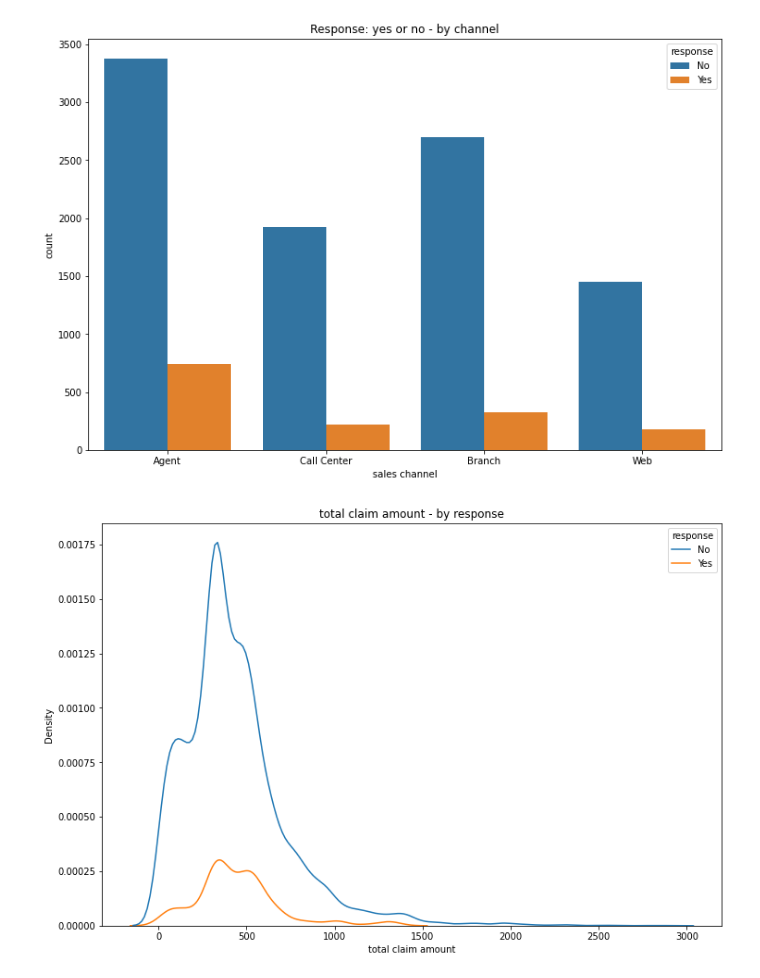
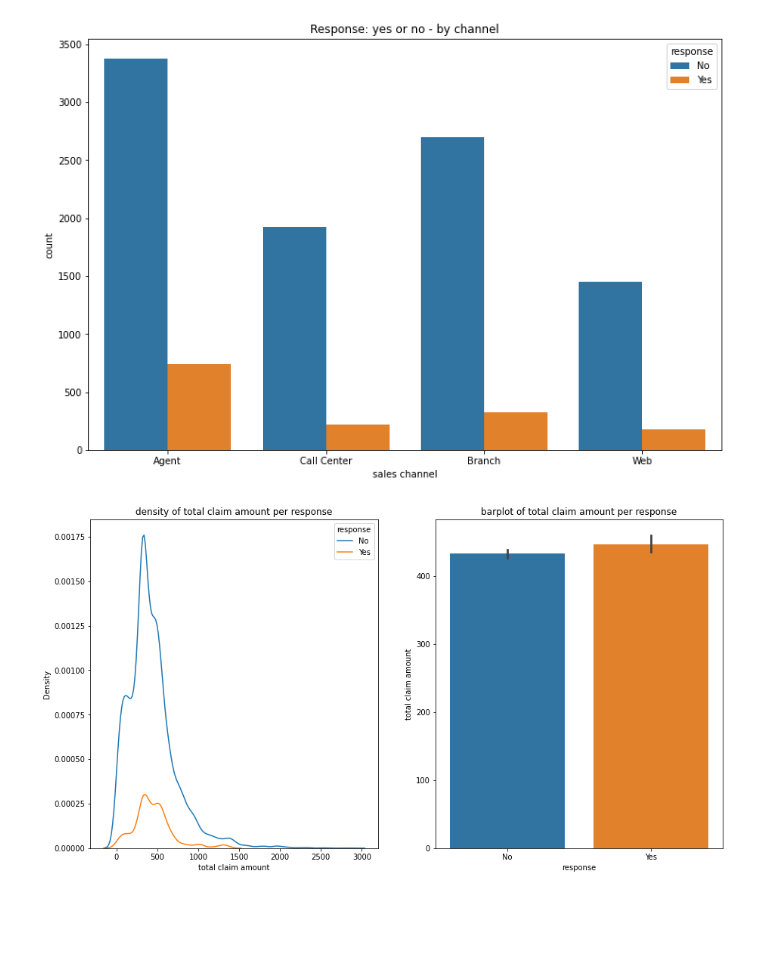
Before and after one commit to sergioaisolutions/lab-customer-analysis-round-3, a Jupyter notebook: solution.ipynb, the cells around one changed output. Cells and saved outputs as stored; diff of their text form; code cells hidden in the pictures; blank space fills up the shorter version.

Commit message:
subplots added

```diff
--- a/solution.ipynb
+++ b/solution.ipynb
@@ -52,10 +52,12 @@ plt.show()
 # %% [output]
 [figure]
 # %%
-fig = plt.figure(figsize = (12,8))
-plt.title('total claim amount - by response')
-sns.kdeplot(x = 'total claim amount', hue = 'response', data = mkt_data)
+fig, axes = plt.subplots(1, 2, figsize = (15, 8))
+axes[0].set_title('density of total claim amount per response')
+sns.kdeplot(ax = axes[0], x = 'total claim amount', hue = 'response', data = mkt_data)
+axes[1].set_title('barplot of total claim amount per response')
+sns.barplot(ax = axes[1], x = 'response', y = 'total claim amount', data = mkt_data)
 plt.show()
 # %% [output]
-[figure, old version]
+[figure, new version]
 # %%
```
Also changed, not shown: parts of 1 cell of this notebook.
